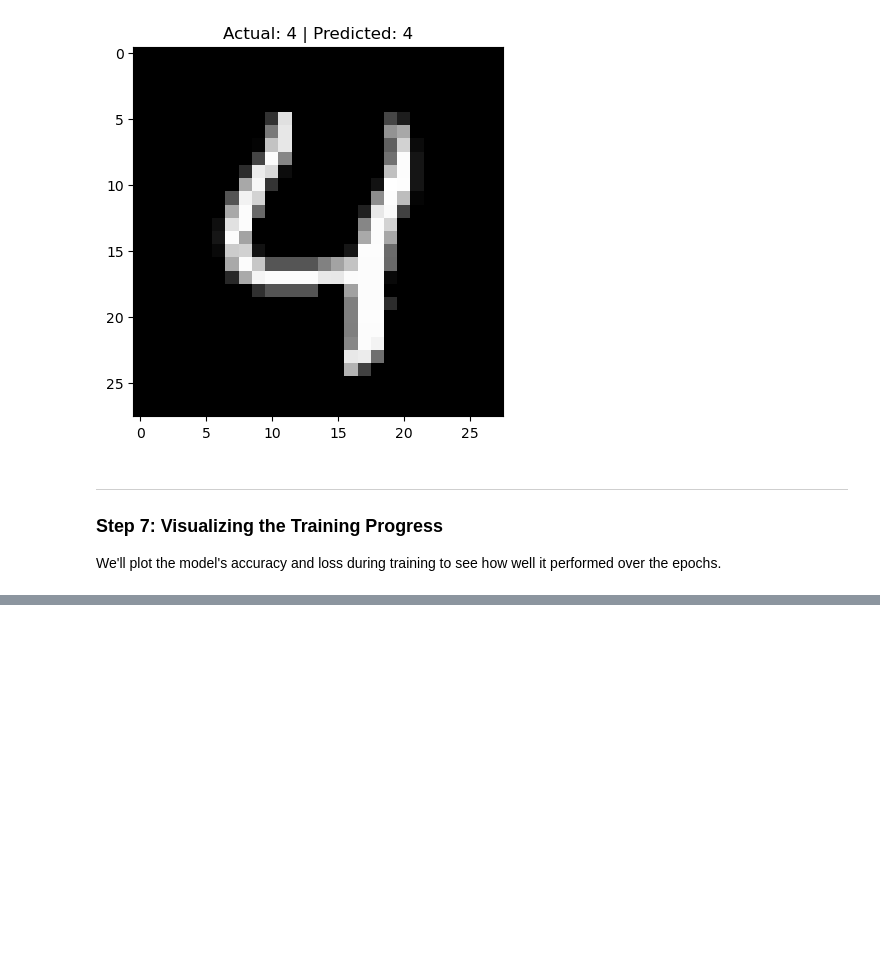
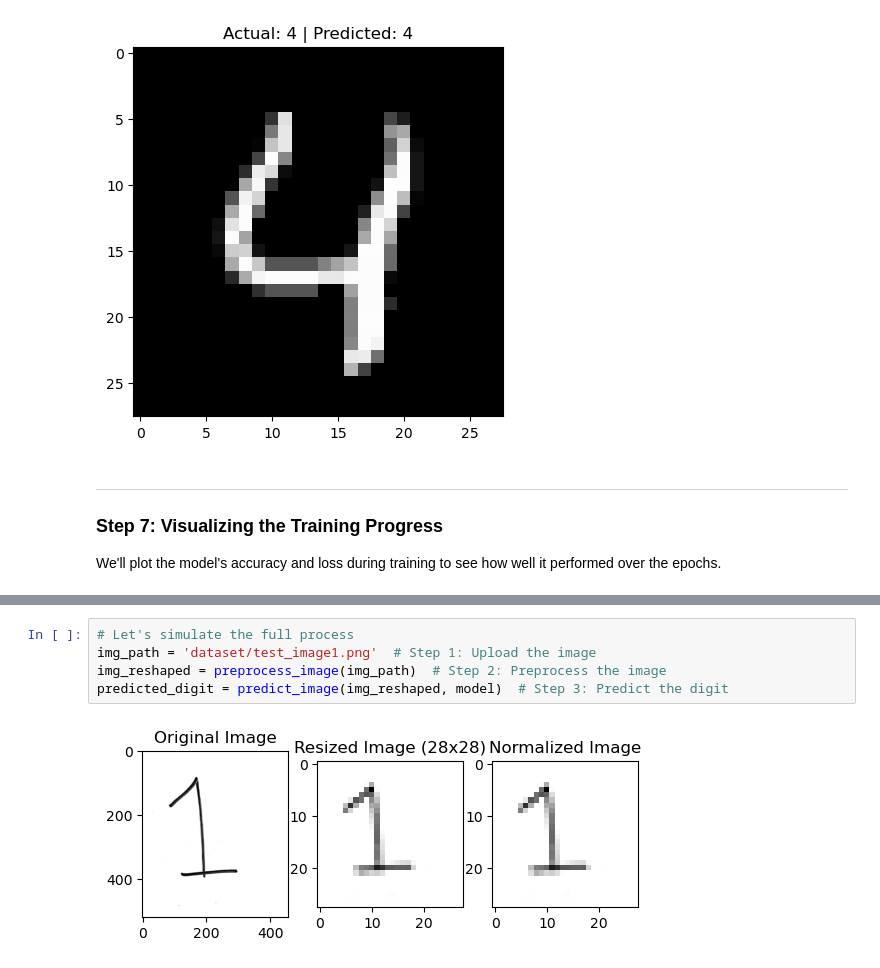
Before and after one commit to Nepal-College-of-Information-Technology/AI-Data-Science-Workshop-2024, a Jupyter notebook: Day 8: Neural Networks and Deep Learning Basics/Part3_Build_Neural_Network_MNIST.ipynb, the cells around one changed output, grey strips where cells are left out. Saved outputs shown, nothing was run; the diff lists cells and outputs as text; blank space fills up the shorter version.

```diff
--- a/Day 8: Neural Networks and Deep Learning Basics/Part3_Build_Neural_Network_MNIST.ipynb
+++ b/Day 8: Neural Networks and Deep Learning Basics/Part3_Build_Neural_Network_MNIST.ipynb
@@ -228,0 +228,7 @@ plt.show()
+# %%
+# Let's simulate the full process
+img_path = 'dataset/test_image1.png'  # Step 1: Upload the image
+img_reshaped = preprocess_image(img_path)  # Step 2: Preprocess the image
+predicted_digit = predict_image(img_reshaped, model)  # Step 3: Predict the digit
+# %% [output]
+[figure, added]
```
Also changed, not shown: parts of 10 cells of this notebook, 4 other files.
